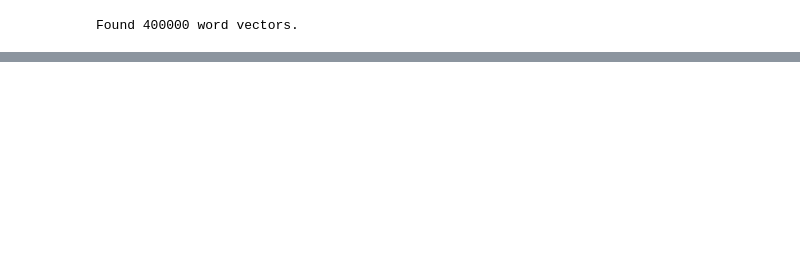
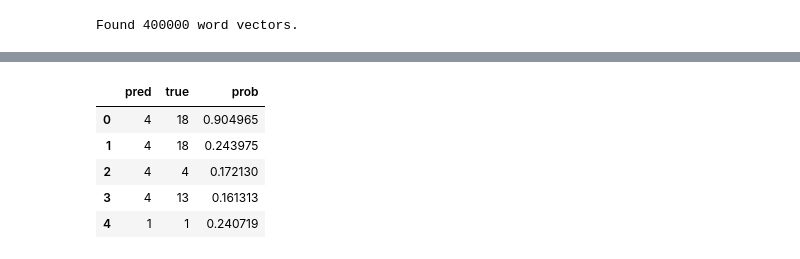
Before and after one commit to ma-ji/npo_classifier, a Jupyter notebook: script/classification_algorithms/glove50d_keras.ipynb, the cells around one changed output, grey strips where cells are left out. Drawn from its saved outputs; the diff is of its cells as text; code cells hidden in the pictures; blank space fills up the shorter version.

```diff
--- a/script/classification_algorithms/glove50d_keras.ipynb
+++ b/script/classification_algorithms/glove50d_keras.ipynb
@@ -149,3 +135,22 @@ Found 400000 word vectors.
+# %%
+# Add metrics.
+# https://stackoverflow.com/questions/43076609/how-to-calculate-precision-and-recall-in-keras
+def as_keras_metric(method):
+    import functools
+    from keras import backend as K
+    import tensorflow as tf
+    @functools.wraps(method)
+    def wrapper(self, args, **kwargs):
+        """ Wrapper for turning tensorflow metrics into keras metrics """
+        value, update_op = method(self, args, **kwargs)
+        K.get_session().run(tf.local_variables_initializer())
+        with tf.control_dependencies([update_op]):
+            value = tf.identity(value)
+        return value
+    return wrapper
+
+precision = as_keras_metric(tf.metrics.precision)
+recall = as_keras_metric(tf.metrics.recall)
 # %%
 from keras.layers import Input, Dense, Conv1D, MaxPooling1D, Flatten, BatchNormalization, GlobalMaxPooling1D, GRU, Dropout, LSTM
 from keras.models import Model
@@ -161,8 +166,8 @@ x = Dropout(0.2)(x)
 #x = LSTM(units=128, activation='tanh', return_sequences=True)(x)
 #x = Dropout(0.2)(x)
 '''
+x = Dropout(0.2)(x)
 x = Flatten()(embedded_sequences)
-
 x = Dense(units=512, activation='relu')(x)
 x = Dense(units=128, activation='relu')(x)
 preds = Dense(units=25, activation='softmax')(x) #softmax
@@ -172,10 +177,11 @@ model = Model(sequence_input, preds)
 model.summary()
 model.compile(loss='binary_crossentropy',
               optimizer='adagrad', #'rmsprop',
-              metrics=['acc'])
+              metrics=['acc',precision, recall])
 
-history = model.fit(x_train, y_train, validation_data=(x_val, y_val),
-          epochs=20, batch_size=500)
+history = model.fit(x_train, y_train, validation_split=0.8,
+#                     validation_data=(x_val, y_val),
+                    epochs=2, batch_size=50)
 # %% [output]
 _________________________________________________________________
 Layer (type)                 Output Shape              Param #
@@ -239,0 +279,6 @@ plt.show()
+# %%
+y_prob = model.predict(x_train)
+y_classes = y_prob.argmax(axis=-1)
+y_classes_prob=[s.max() for s in y_prob]
+
+y_classes_val=y_train.argmax(axis=-1)
@@ -239,0 +287,6 @@ plt.show()
+# %%
+df_val=pd.DataFrame({'pred':y_classes,
+                     'true':y_classes_val,
+                     'prob':y_classes_prob})
+
+len(df_val[df_val.pred==df_val.true])/len(df_val)
@@ -239,0 +333,9 @@ plt.show()
+# %%
+df_val.head()
+# %% [output]
+|  | pred | true | prob |
+| 0 | 4 | 18 | 0.904965 |
+| 1 | 4 | 18 | 0.243975 |
+| 2 | 4 | 4 | 0.172130 |
+| 3 | 4 | 13 | 0.161313 |
+| 4 | 1 | 1 | 0.240719 |
```
Also changed, not shown: parts of 25 cells of this notebook, 3 other files.
